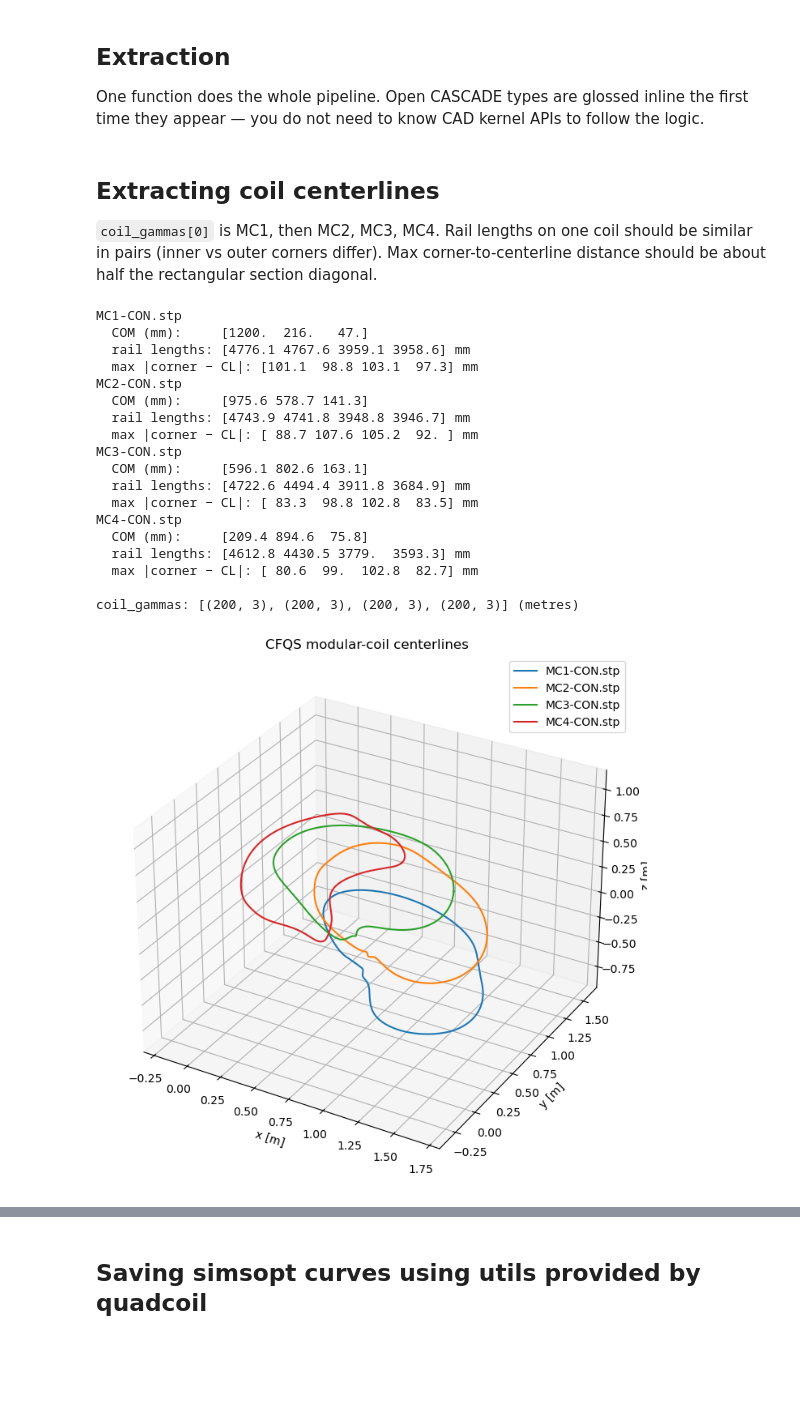
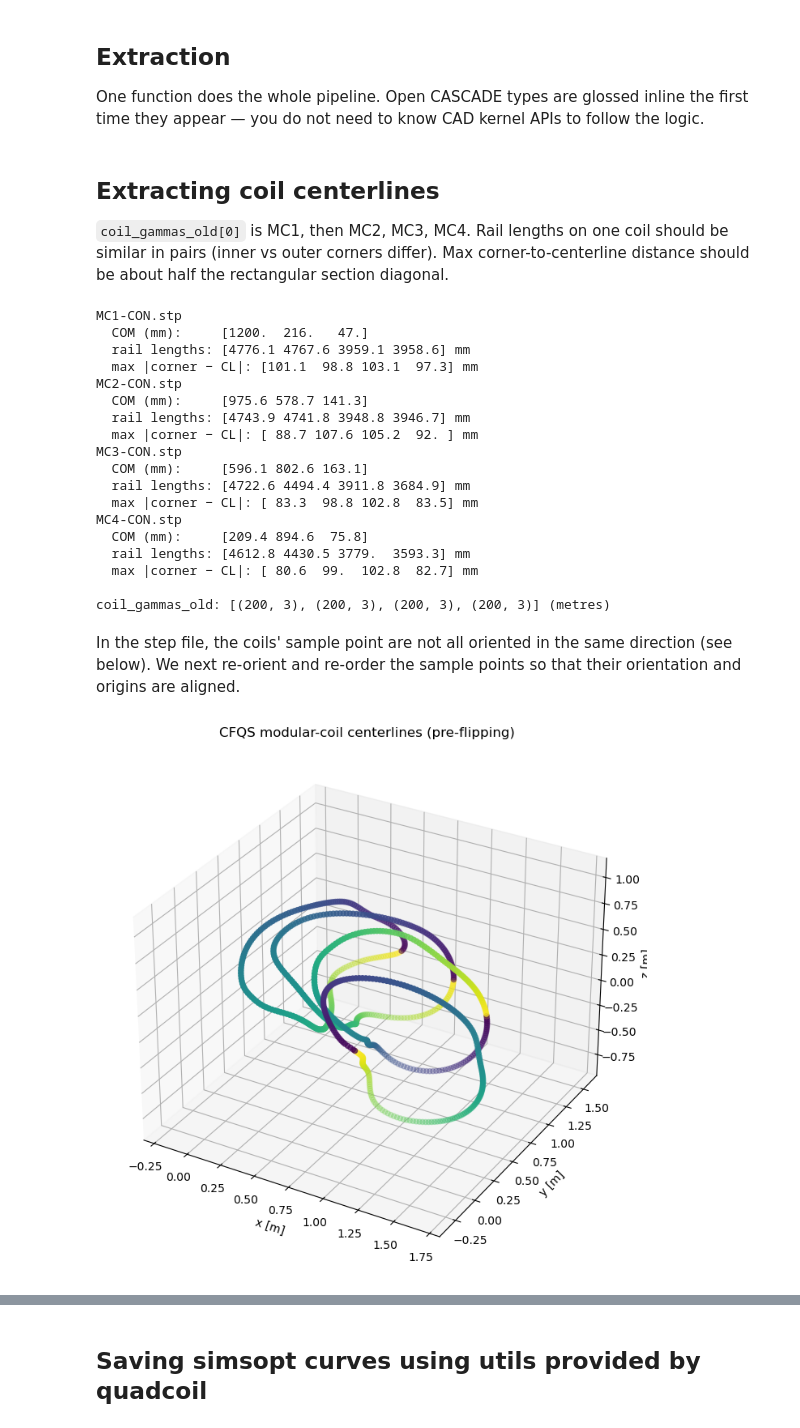
Before and after one commit to lankef/fem-data, a Jupyter notebook: cfqs-data/step_to_simsopt.ipynb, the cells around one changed output, grey strips where cells are left out. Cells and saved outputs as stored; diff of their text form; code cells hidden in the pictures; blank space fills up the shorter version.

Commit message:
Fixing current orientation issues

```diff
--- a/cfqs-data/step_to_simsopt.ipynb
+++ b/cfqs-data/step_to_simsopt.ipynb
@@ -153,7 +153,7 @@ def step_coils_to_gammas(
             f"expected 4 tube solids in +x,+y, found {len(candidates)}"
         )
 
-    coil_gammas: list[np.ndarray] = []
+    coil_gammas_old: list[np.ndarray] = []
     diagnostics: list[dict] = []
 
     for name, (solid, vol, com) in zip(names, candidates):
@@ -307,7 +307,7 @@ def step_coils_to_gammas(
         corner_dist = [
             float(np.max(np.linalg.norm(a - gamma_mm, axis=1))) for a in aligned
         ]
-        coil_gammas.append(gamma_mm * mm_to_m)
+        coil_gammas_old.append(gamma_mm * mm_to_m)
         diagnostics.append(
             {
                 "name": name,
@@ -320,15 +320,15 @@ def step_coils_to_gammas(
 
     # Stash diagnostics on the function for the sanity-check cell.
     step_coils_to_gammas.last_diagnostics = diagnostics
-    return coil_gammas
+    return coil_gammas_old
 # %% [markdown]
 ## Extracting coil centerlines
 
-`coil_gammas[0]` is MC1, then MC2, MC3, MC4. Rail lengths on one coil should
+`coil_gammas_old[0]` is MC1, then MC2, MC3, MC4. Rail lengths on one coil should
 be similar in pairs (inner vs outer corners differ). Max corner-to-centerline
 distance should be about half the rectangular section diagonal.
 # %%
-coil_gammas = step_coils_to_gammas(STEP_PATH, COIL_NAMES, N_CURVE_SAMPLE, MM_TO_M)
+coil_gammas_old = step_coils_to_gammas(STEP_PATH, COIL_NAMES, N_CURVE_SAMPLE, MM_TO_M)
 
 for diag in step_coils_to_gammas.last_diagnostics:
     print(f"{diag['name']}")
@@ -336,9 +336,9 @@ for diag in step_coils_to_gammas.last_diagnostics:
     print(f"  rail lengths: {np.round(diag['rail_lengths_mm'], 1)} mm")
     print(f"  max |corner − CL|: {np.round(diag['max_corner_to_cl_mm'], 1)} mm")
 
-assert len(coil_gammas) == 4
-assert all(g.shape == (N_CURVE_SAMPLE, 3) for g in coil_gammas)
-print("\ncoil_gammas:", [g.shape for g in coil_gammas], "(metres)")
+assert len(coil_gammas_old) == 4
+assert all(g.shape == (N_CURVE_SAMPLE, 3) for g in coil_gammas_old)
+print("\ncoil_gammas_old:", [g.shape for g in coil_gammas_old], "(metres)")
 # %% [output]
 MC1-CON.stp
   COM (mm):     [1200.  216.   47.]
@@ -357,29 +357,32 @@ MC4-CON.stp
   rail lengths: [4612.8 4430.5 3779.  3593.3] mm
   max |corner − CL|: [ 80.6  99.  102.8  82.7] mm
 
-coil_gammas: [(200, 3), (200, 3), (200, 3), (200, 3)] (metres)
+coil_gammas_old: [(200, 3), (200, 3), (200, 3), (200, 3)] (metres)
+# %% [markdown]
+In the step file, the coils' sample point are not
+all oriented in the same direction (see below).
+We next re-orient and re-order the sample points
+so that their orientation and origins are aligned.
 # %%
 import matplotlib.pyplot as plt
-
 fig = plt.figure(figsize=(8, 7))
 ax = fig.add_subplot(111, projection="3d")
-for name, g in zip(COIL_NAMES, coil_gammas):
+for name, g in zip(COIL_NAMES, coil_gammas_old):
     # Close the polyline visually for the plot only.
     loop = np.vstack([g, g[:1]])
-    ax.plot(loop[:, 0], loop[:, 1], loop[:, 2], label=name)
+    ax.scatter(loop[:, 0], loop[:, 1], loop[:, 2], c=np.arange(loop.shape[0]))
 ax.set_xlabel("x [m]")
 ax.set_ylabel("y [m]")
 ax.set_zlabel("z [m]")
-ax.set_title("CFQS modular-coil centerlines")
-ax.legend()
+ax.set_title("CFQS modular-coil centerlines (pre-flipping)")
 # Equal aspect so the coils are not stretched.
-all_pts = np.vstack(coil_gammas)
+all_pts = np.vstack(coil_gammas_old)
 c = all_pts.mean(axis=0)
 r = np.max(np.linalg.norm(all_pts - c, axis=1))
 ax.set_xlim(c[0] - r, c[0] + r)
 ax.set_ylim(c[1] - r, c[1] + r)
 ax.set_zlim(c[2] - r, c[2] + r)
 plt.tight_layout()
 plt.show()
 # %% [output]
-[figure, old version]
+[figure, new version]
```
Also changed, not shown: parts of 4 cells of this notebook, 3 other files.
